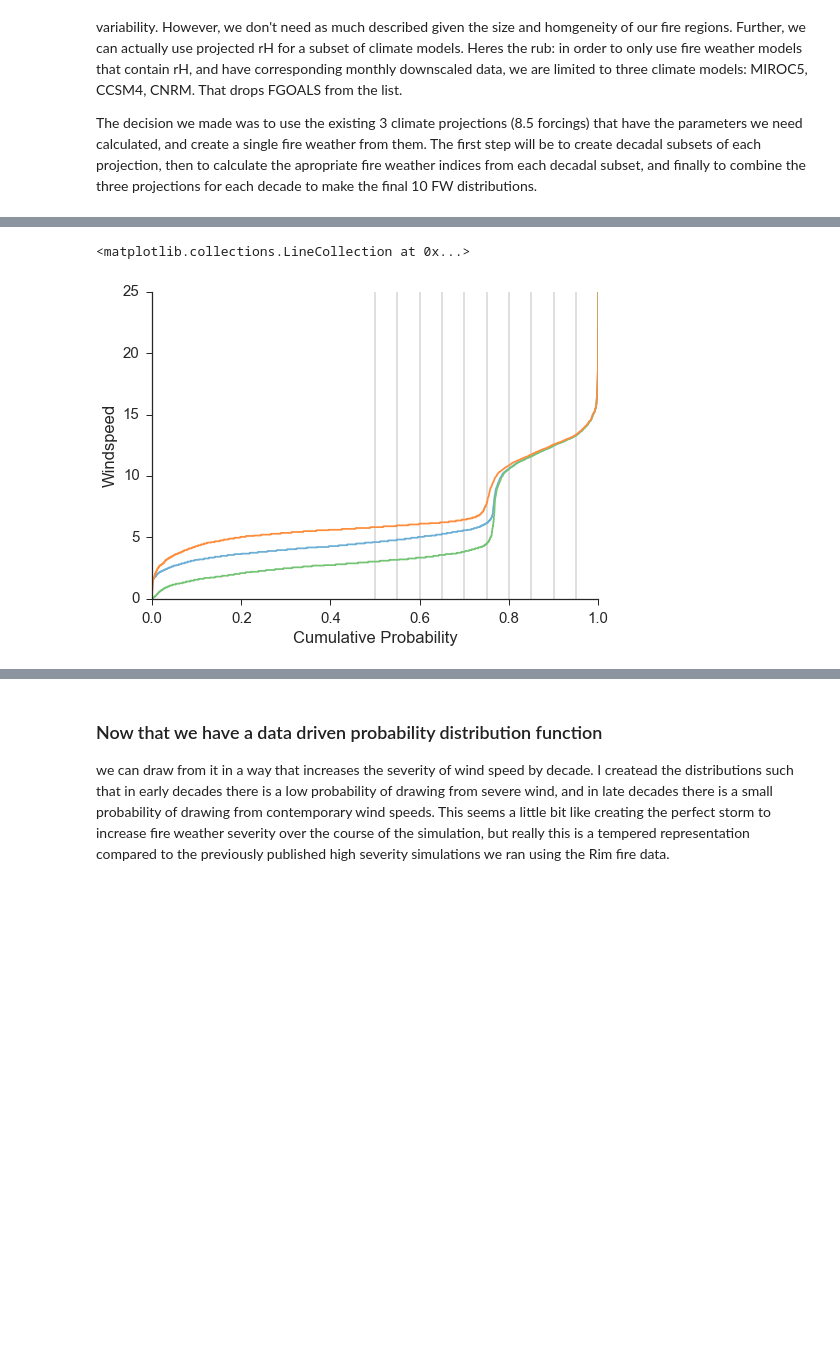
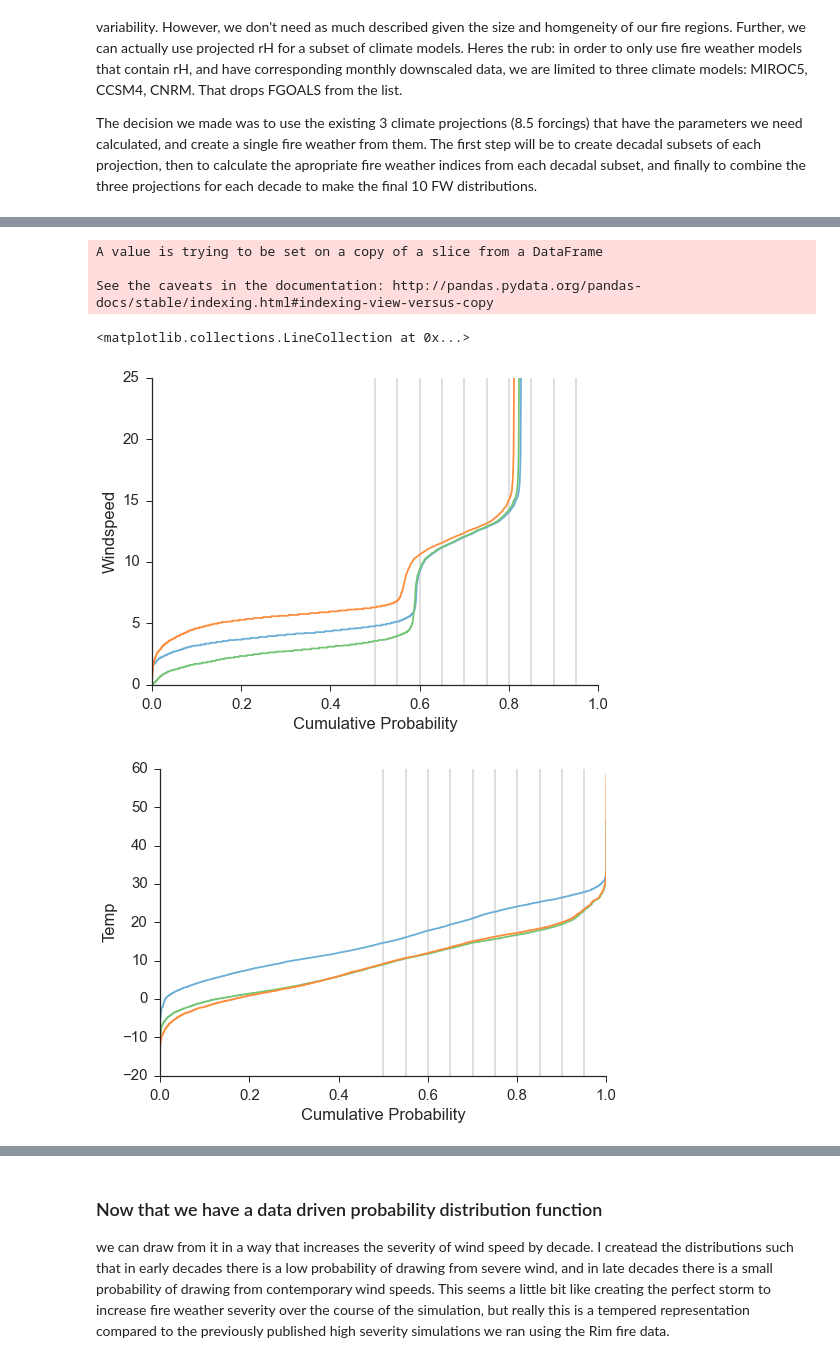
Before and after one commit to djkrofch/DinkeyCreek, a Jupyter notebook: ProjectedClimate.ipynb, the cells around one changed output, grey strips where cells are left out. Saved outputs shown, nothing was run; the diff lists cells and outputs as text; code cells hidden in the pictures; blank space fills up the shorter version.

```diff
--- a/ProjectedClimate.ipynb
+++ b/ProjectedClimate.ipynb
@@ -812,32 +819,103 @@ First, lets create the cumulative distribution function for windspeed in our sim
 # %%
 # First lets read in the old fire weather and plot distributions of the wind speeds.
 FR1 = pd.read_csv(DFFSDir + 'FR1_RawsWeather.csv')
 FR2 = pd.read_csv(DFFSDir + 'FR2_RawsWeather.csv')
 FR3 = pd.read_csv(DFFSDir + 'FR3_RawsWeather.csv')
 FRS = pd.read_csv(DFFSDir + 'FR1_RawsWeatherS_Final.csv')
 
 FRcolors = ['#6baed6','#74c476','#fd8d3c']
 f, ax = plt.subplots()
 idx = 0
 for FR in [FR1, FR2, FR3]:
 
     # Add in some years of severe wind data
+    FR.windspeed[FR.year > 2010] = np.nan
     FR_winds = FR.windspeed.append(FRS[FRS.year >= 2010].windspeed)
 
     # Calculate the CDF of our distribution
     sortedWind = np.sort(FR_winds)
     p = 1. * np.arange(len(sortedWind)) / (len(sortedWind) - 1)
 
     sns.set_context('notebook', font_scale=1.5)
     # plot an exmaple CDF
     ax.plot(p, sortedWind, color = FRcolors[idx])
     ax.set_xlabel('Cumulative Probability')
     ax.set_ylabel('Windspeed')
     sns.despine()
     sns.set_style('ticks')
     pecentiles = [0.5, 0.55, 0.6, 0.65, 0.7, 0.75, 0.8, 0.85, 0.9, 0.95]
     idx += 1
 ax.vlines(pecentiles, 0, 25, alpha = 0.7, color = '#cccccc')
+
+f, ax = plt.subplots()
+idx = 0
+for FR in [FR1, FR2, FR3]:
+
+    # Add in some years of severe wind data
+    FR_temp = FR.temp.append(FRS[FRS.year >= 2010].temp)
+
+    # Calculate the CDF of our distribution
+    sortedTemp = np.sort(FR_temp)
+    p = 1. * np.arange(len(sortedTemp)) / (len(sortedTemp) - 1)
+
+    sns.set_context('notebook', font_scale=1.5)
+    # plot an exmaple CDF
+    ax.plot(p, sortedTemp, color = FRcolors[idx])
+    ax.set_xlabel('Cumulative Probability')
+    ax.set_ylabel('Temp')
+    sns.despine()
+    sns.set_style('ticks')
+    pecentiles = [0.5, 0.55, 0.6, 0.65, 0.7, 0.75, 0.8, 0.85, 0.9, 0.95]
+    idx += 1
+ax.vlines(pecentiles, -20, 60, alpha = 0.7, color = '#cccccc')
+
+f, ax = plt.subplots()
+idx = 0
+for FR in [FR1, FR2, FR3]:
+
+    # Add in some years of severe wind data
+    FR_rH = FR.relativehumidity.append(FRS[FRS.year >= 2010].relativehumidity)
+
+    # Calculate the CDF of our distribution
+    sortedrH = np.sort(FR_rH)
+    p = 1. * np.arange(len(sortedrH)) / (len(sortedrH) - 1)
+
+    sns.set_context('notebook', font_scale=1.5)
+    # plot an exmaple CDF
+    ax.plot(p, sortedrH, color = FRcolors[idx])
+    ax.set_xlabel('Cumulative Probability')
+    ax.set_ylabel('rH')
+    sns.despine()
+    sns.set_style('ticks')
+    pecentiles = [0.5, 0.55, 0.6, 0.65, 0.7, 0.75, 0.8, 0.85, 0.9, 0.95]
+    idx += 1
+ax.vlines(pecentiles, 0, 100, alpha = 0.7, color = '#cccccc')
+
+f, ax = plt.subplots()
+idx = 0
+for FR in [FR1, FR2, FR3]:
+
+    # Add in some years of severe wind data
+    FR_P = FR.precip_mm.append(FRS[FRS.year >= 2010].precip_mm)
+
+    # Calculate the CDF of our distribution
+    sortedP= np.sort(FR_P)
+    p = 1. * np.arange(len(sortedP)) / (len(sortedP) - 1)
+
+    sns.set_context('notebook', font_scale=1.5)
+    # plot an exmaple CDF
+    ax.plot(p, sortedP, color = FRcolors[idx])
+    ax.set_xlabel('Cumulative Probability')
+    ax.set_ylabel('Precip')
+    sns.despine()
+    sns.set_style('ticks')
+    pecentiles = [0.5, 0.55, 0.6, 0.65, 0.7, 0.75, 0.8, 0.85, 0.9, 0.95]
+    idx += 1
+ax.vlines(pecentiles, 0, 100, alpha = 0.7, color = '#cccccc')
 # %% [output]
-<matplotlib.collections.LineCollection at 0x...>
+A value is trying to be set on a copy of a slice from a DataFrame
+
+See the caveats in the documentation: http://pandas.pydata.org/pandas-docs/stable/indexing.html#indexing-view-versus-copy
+<matplotlib.collections.LineCollection at 0x...>
-[figure, old version]
+[figure, new version]
+[figure, added]
```
Also changed, not shown: parts of 4 cells of this notebook, 1 other file.
